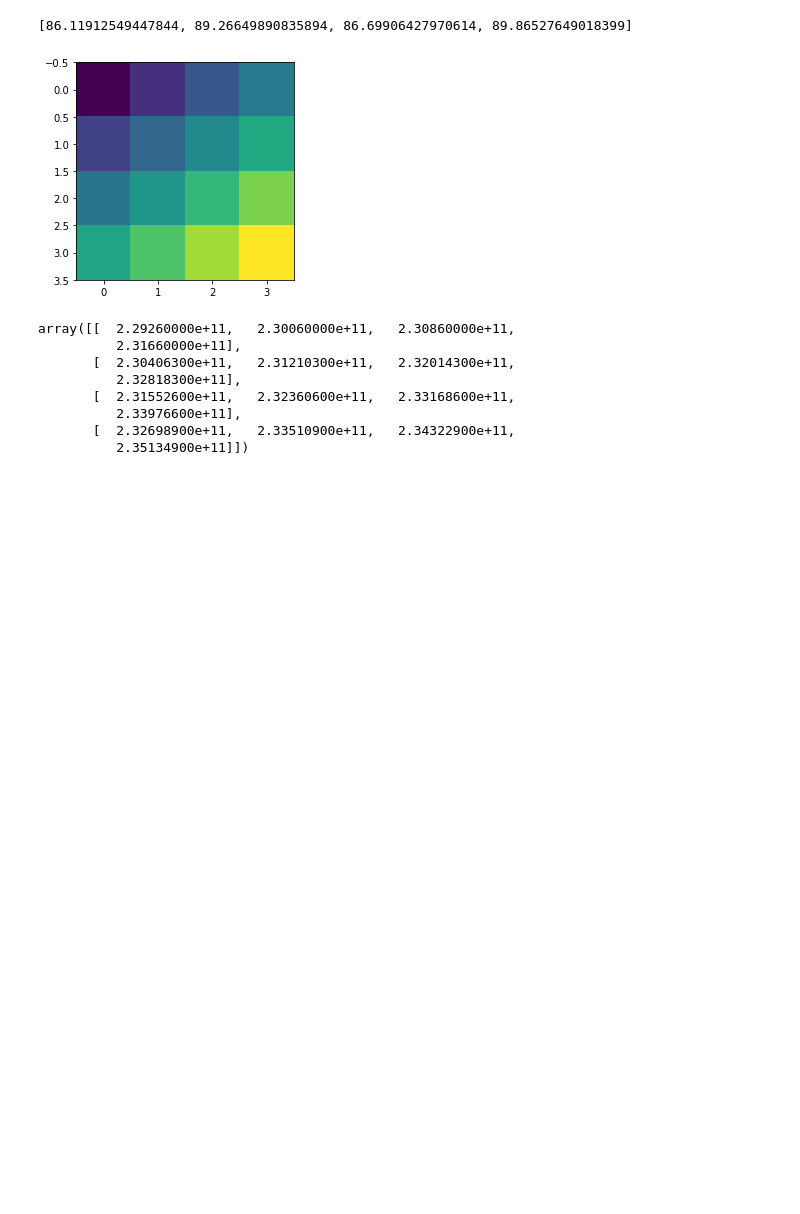
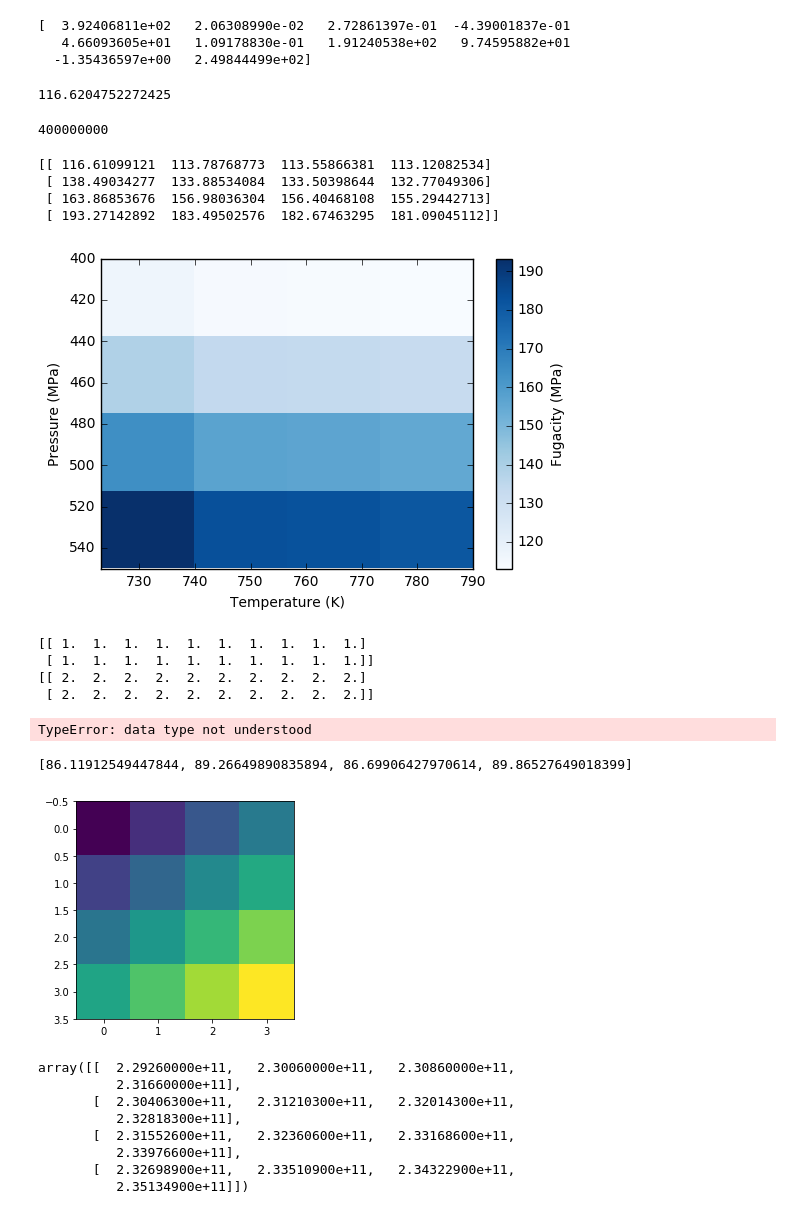
Before and after one commit to usgs/gmeg-shearzone-flowstress, a Jupyter notebook: grids.ipynb, the cells around one changed output. Drawn from its saved outputs; the diff is of its cells as text; code cells hidden in the pictures; blank space fills up the shorter version.

Commit message:
adding grid functionality to fugacity calculations

```diff
--- a/grids.ipynb
+++ b/grids.ipynb
@@ -89,3 +15,76 @@ ValueError: f(a) and f(b) must have different signs
+# %%
+temperature= 723
+pressure = 400000000
+# %%
+calculate_coefficient_table(temperature)
+print CS
+
+#Optimizing equation to solve for volume
+def fugacity_optimizer(temperature,pressure):
+
+    def fun(v):
+        return eos(temperature, v)- pressure
+    volume = opt.brentq(fun, 5, 30) #Volume in cc/mo
+
+    #Calculate fugacity
+    fugacity = PSfug(pressure, temperature, volume)
+
+    return fugacity
+# %% [output]
+[  3.92406811e+02   2.06308990e-02   2.72861397e-01  -4.39001837e-01
+   4.66093605e+01   1.09178830e-01   1.91240538e+02   9.74595882e+01
+  -1.35436597e+00   2.49844499e+02]
+# %%
+fugacity_optimizer(temperature, pressure)
+# %% [output]
+116.6204752272425
+# %%
+min(p)
+# %% [output]
+400000000
+# %%
+t = np.array([723.15, 775, 780, 790])
+p = np.array([400000000, 450000000, 500000000, 550000000])
+T, P = np.meshgrid(t,p)
+
+fugacity_optimizer_vectorized = np.vectorize(fugacity_optimizer)
+
+result_array = fugacity_optimizer_vectorized(T, P)
+print(result_array)
+
+im = plt.imshow(result_array, cmap=plt.cm.Blues, interpolation="none", aspect="auto",extent=[min(t),max(t),550, 400])
+plt.xlabel('Temperature (K)')
+plt.ylabel('Pressure (MPa)')
+plt.colorbar(im, label='Fugacity (MPa)')
+plt.show()
+# %% [output]
+[[ 116.61099121  113.78768773  113.55866381  113.12082534]
+ [ 138.49034277  133.88534084  133.50398644  132.77049306]
+ [ 163.86853676  156.98036304  156.40468108  155.29442713]
+ [ 193.27142892  183.49502576  182.67463295  181.09045112]]
+[figure, added]
+# %%
+A = np.ones([2, 10])
+print(A)
+
+def f(x):
+    return x * x + 3 * x - 2 if x > 0 else x * 5 + 8
+
+fv = np.vectorize(f, otypes=[np.float])
+
+
+
+result_array = fv(A)
+print(result_array)
+# %% [output]
+[[ 1.  1.  1.  1.  1.  1.  1.  1.  1.  1.]
+ [ 1.  1.  1.  1.  1.  1.  1.  1.  1.  1.]]
+[[ 2.  2.  2.  2.  2.  2.  2.  2.  2.  2.]
+ [ 2.  2.  2.  2.  2.  2.  2.  2.  2.  2.]]
+# %%
+np.array([10, 20, 30, 40, 50],[10, 20, 30, 40, 50])
+# %% [output]
+TypeError: data type not understood
 # %%
 CS = np.zeros([10])
 
```
Also changed, not shown: parts of 6 cells of this notebook, 1 other file.
